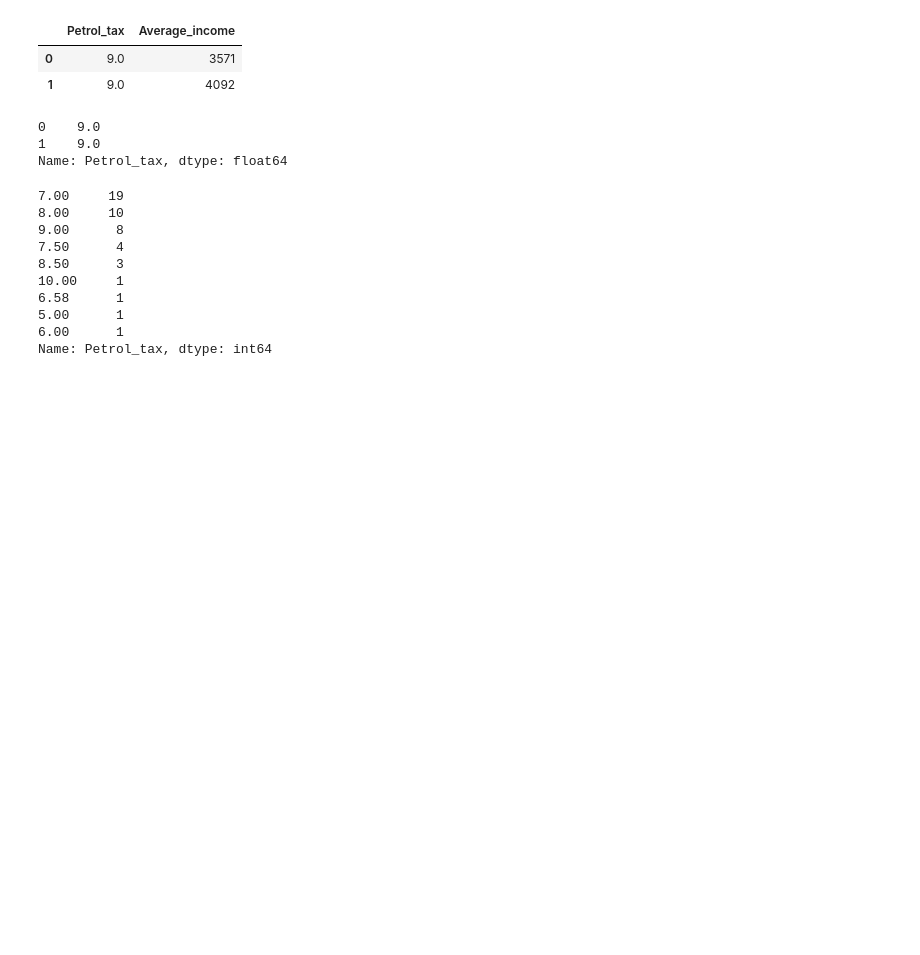
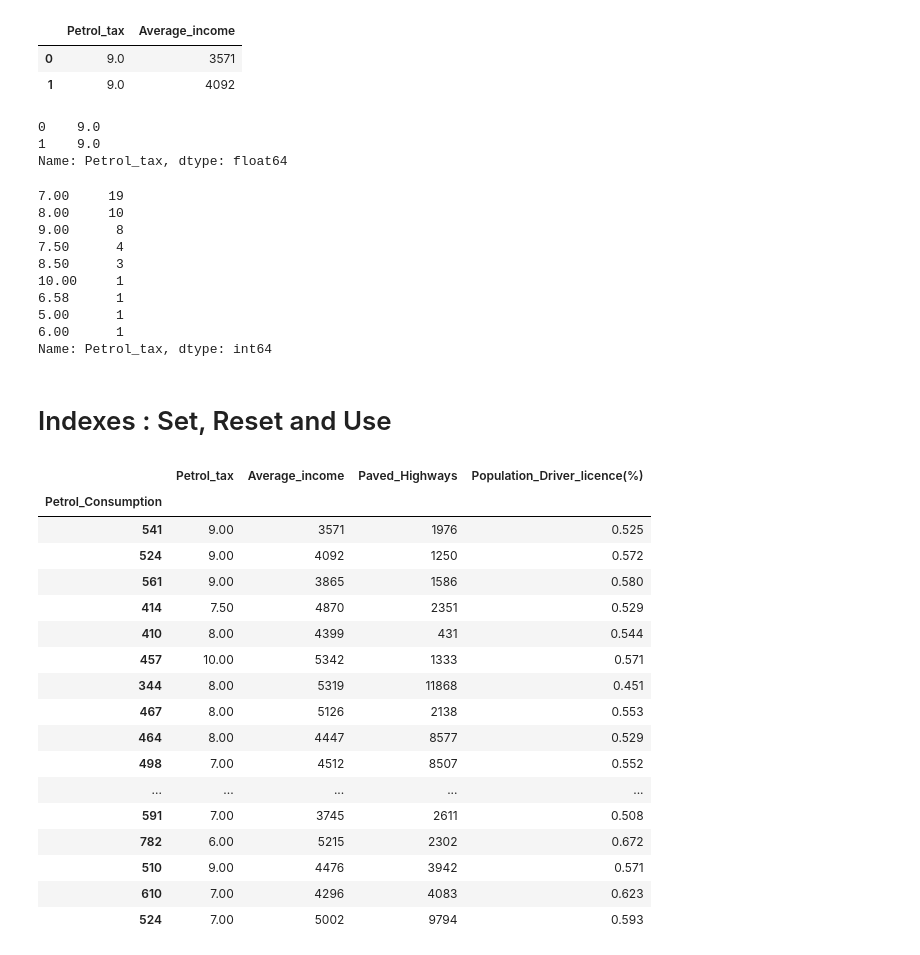
Before and after one commit to Jayveersinh-Raj/Pandas, a Jupyter notebook: Pandas.ipynb, the cells around one changed output. Cells and saved outputs as stored; diff of their text form; code cells hidden in the pictures; blank space fills up the shorter version.

```diff
--- a/Pandas.ipynb
+++ b/Pandas.ipynb
@@ -164,3 +164,27 @@ df['Petrol_tax'].value_counts()
 5.00      1
 6.00      1
 Name: Petrol_tax, dtype: int64
+# %% [markdown]
+# Indexes : Set, Reset and Use
+# %%
+# We can use a column as an index, and experminet as long as we do not set inplace = True
+df.set_index('Petrol_Consumption')
+# %% [output]
+|  | Petrol_tax | Average_income | Paved_Highways | Population_Driver_licence(%) |
+| Petrol_Consumption |  |  |  |  |
+| 541 | 9.00 | 3571 | 1976 | 0.525 |
+| 524 | 9.00 | 4092 | 1250 | 0.572 |
+| 561 | 9.00 | 3865 | 1586 | 0.580 |
+| 414 | 7.50 | 4870 | 2351 | 0.529 |
+| 410 | 8.00 | 4399 | 431 | 0.544 |
+| 457 | 10.00 | 5342 | 1333 | 0.571 |
+| 344 | 8.00 | 5319 | 11868 | 0.451 |
+| 467 | 8.00 | 5126 | 2138 | 0.553 |
+| 464 | 8.00 | 4447 | 8577 | 0.529 |
+| 498 | 7.00 | 4512 | 8507 | 0.552 |
+| ... | ... | ... | ... | ... |
+| 591 | 7.00 | 3745 | 2611 | 0.508 |
+| 782 | 6.00 | 5215 | 2302 | 0.672 |
+| 510 | 9.00 | 4476 | 3942 | 0.571 |
+| 610 | 7.00 | 4296 | 4083 | 0.623 |
+| 524 | 7.00 | 5002 | 9794 | 0.593 |
```
Also changed, not shown: parts of 21 cells of this notebook.
